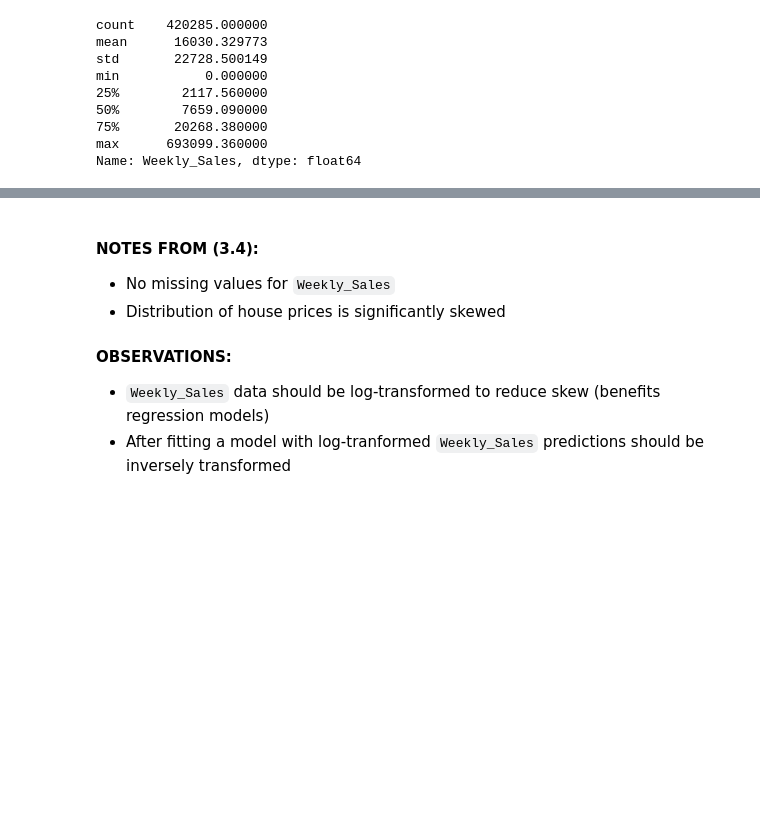
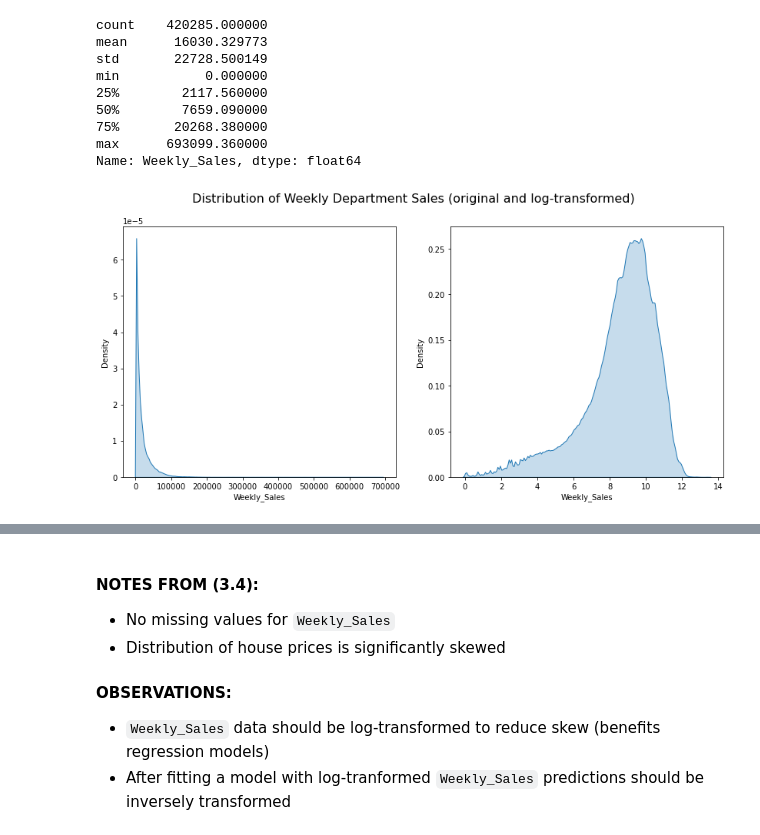
Before and after one commit to patohdzs/datadventures, a Jupyter notebook: walmart-sales/walmart-sales-prediction.ipynb, the cells around one changed output, grey strips where cells are left out. Cells and saved outputs as stored; diff of their text form; code cells hidden in the pictures; blank space fills up the shorter version.

```diff
--- a/walmart-sales/walmart-sales-prediction.ipynb
+++ b/walmart-sales/walmart-sales-prediction.ipynb
@@ -186,4 +186,14 @@ min           0.000000
 75%       20268.380000
 max      693099.360000
 Name: Weekly_Sales, dtype: float64
+# %%
+# Plotting weekly depratmental sales distribution
+fig, (ax1, ax2) = plt.subplots(1,2)
+fig.set_size_inches(14, 6)
+sns.kdeplot(data['Weekly_Sales'], palette='crest', fill=True, bw_adjust=.3, ax=ax1)
+sns.kdeplot(np.log1p(data['Weekly_Sales']), palette='flare', fill=True, bw_adjust=.3, ax=ax2)
+fig.suptitle('Distribution of Weekly Department Sales (original v.s log-transformed)', size=16)
+plt.show()
+# %% [output]
+[figure, added]
 # %%
```
Also changed, not shown: parts of 3 cells of this notebook.
